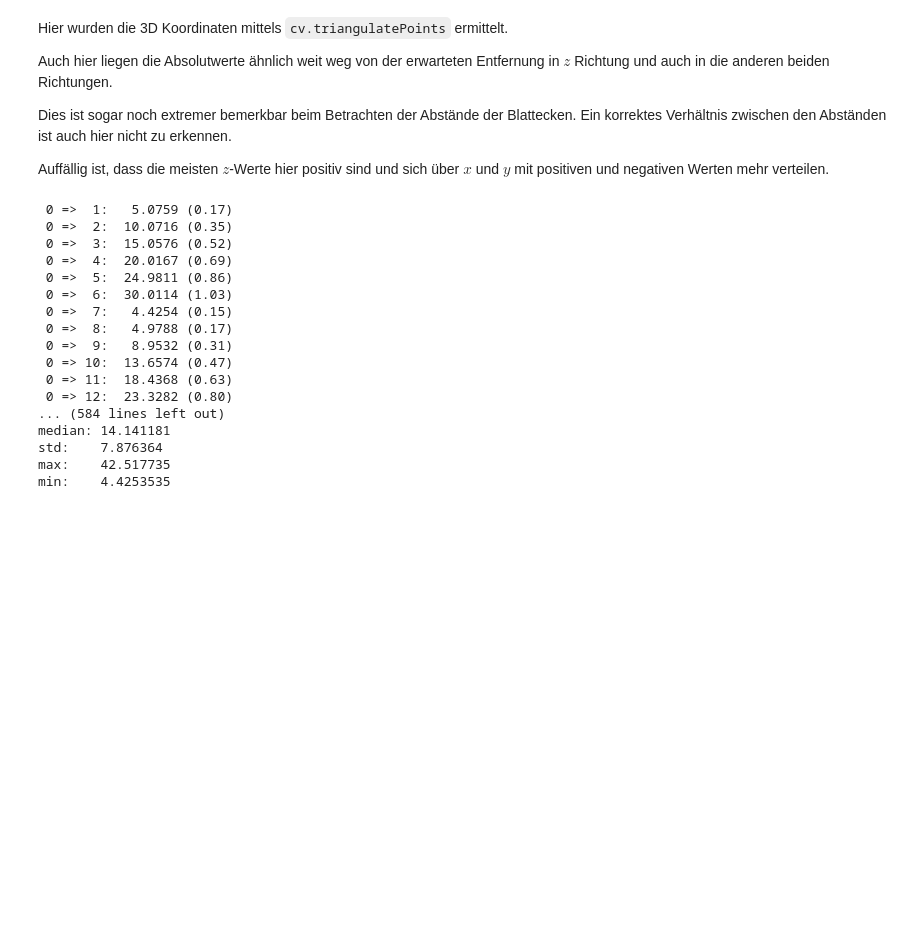
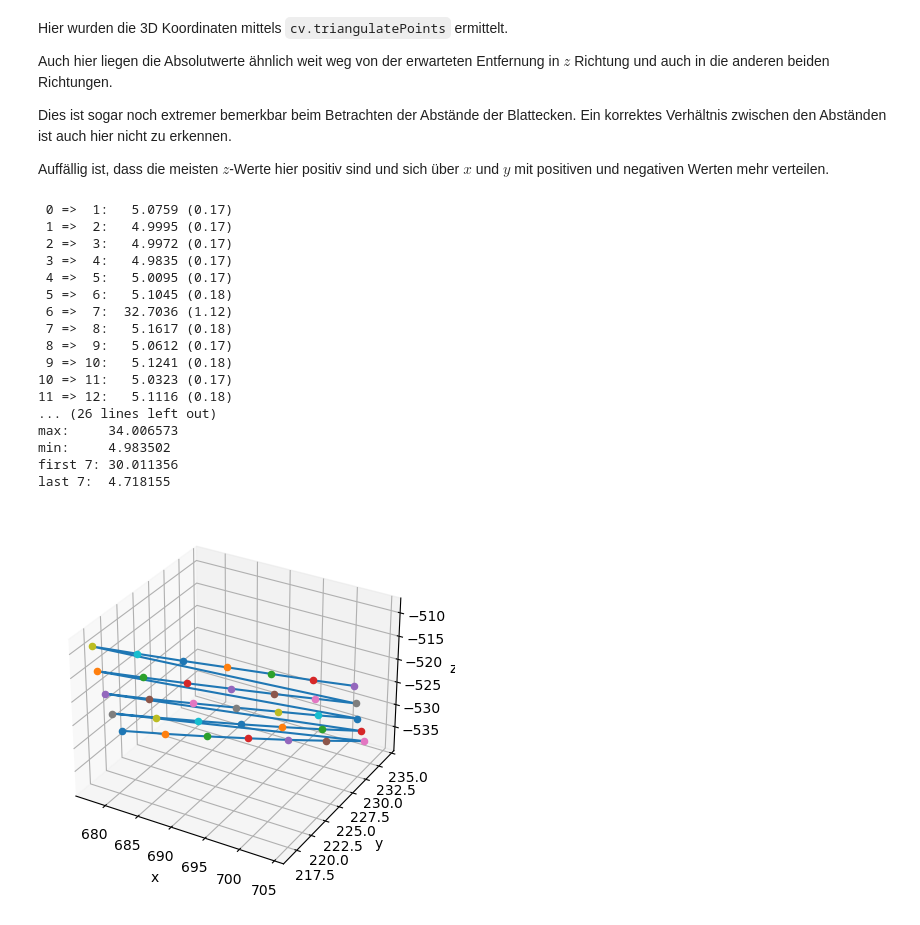
Before and after one commit to reineltJanis/triangulation, a Jupyter notebook: HZ_Triangulation.ipynb, the cells around one changed output. Drawn from its saved outputs; the diff is of its cells as text; code cells hidden in the pictures; blank space fills up the shorter version.

```diff
--- a/HZ_Triangulation.ipynb
+++ b/HZ_Triangulation.ipynb
@@ -289,25 +276,27 @@ Dies ist sogar noch extremer bemerkbar beim Betrachten der Abstände der Blattec
 
 Auffällig ist, dass die meisten $z$-Werte hier positiv sind und sich über $x$ und $y$ mit positiven und negativen Werten mehr verteilen.
 # %%
-evaluate_points(points_cv)
+utils.evaluate_points(points_cv, calibrator.size_of_chessboard_squares_mm)
+utils.plot_3d(points_cv)
 # %% [output]
  0 =>  1:   5.0759 (0.17)
- 0 =>  2:  10.0716 (0.35)
- 0 =>  3:  15.0576 (0.52)
- 0 =>  4:  20.0167 (0.69)
- 0 =>  5:  24.9811 (0.86)
- 0 =>  6:  30.0114 (1.03)
- 0 =>  7:   4.4254 (0.15)
- 0 =>  8:   4.9788 (0.17)
- 0 =>  9:   8.9532 (0.31)
- 0 => 10:  13.6574 (0.47)
- 0 => 11:  18.4368 (0.63)
- 0 => 12:  23.3282 (0.80)
-... (584 lines left out)
-median: 14.141181
-std:    7.876364
-max:    42.517735
-min:    4.4253535
+ 1 =>  2:   4.9995 (0.17)
+ 2 =>  3:   4.9972 (0.17)
+ 3 =>  4:   4.9835 (0.17)
+ 4 =>  5:   5.0095 (0.17)
+ 5 =>  6:   5.1045 (0.18)
+ 6 =>  7:  32.7036 (1.12)
+ 7 =>  8:   5.1617 (0.18)
+ 8 =>  9:   5.0612 (0.17)
+ 9 => 10:   5.1241 (0.18)
+10 => 11:   5.0323 (0.17)
+11 => 12:   5.1116 (0.18)
+... (26 lines left out)
+max:     34.006573
+min:     4.983502
+first 7: 30.011356
+last 7:  4.718155
+[figure, added]
 # %% [markdown]
 # Diskussion
 Der hier gezeigte Algorithmus ist stark von den gewählten Punkten und der Kamerakalibrierung abhängig.
```
Also changed, not shown: parts of 7 cells of this notebook, 3 other files.
